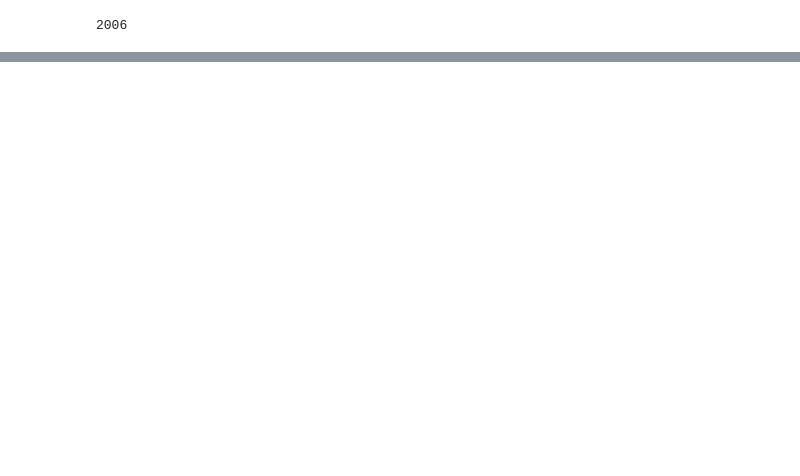
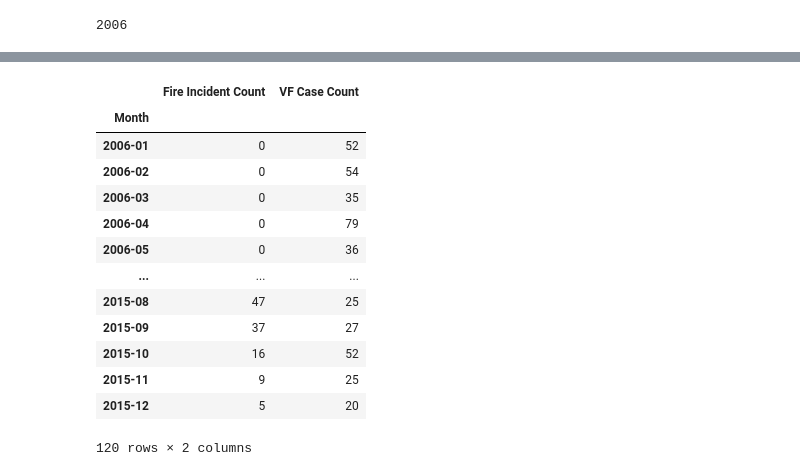
Before and after one commit to dillonallen92/CSUF-Project-Code, a Jupyter notebook: Project/code/test_notebook.ipynb, the cells around one changed output, grey strips where cells are left out. Saved outputs shown, nothing was run; the diff lists cells and outputs as text; code cells hidden in the pictures; blank space fills up the shorter version.

Commit message:
working on strategies for handling pop data for LSTM and transformers

```diff
--- a/Project/code/test_notebook.ipynb
+++ b/Project/code/test_notebook.ipynb
@@ -189,0 +227,18 @@ print(int(start_year))
+# %%
+import pandas as pd
+from data_loader import combine_pop_datasets, grab_specific_county_data, combine_vf_wildfire_data
+pop1_path = '../data/cali_county_pop_2000_2010.csv'
+pop2_path = '../data/cali_county_pop_2010_2020.csv'
+vf_cases_path = '../data/coccidioidomycosis_m2000_2015_v0.1.csv'
+wildfire_path = '../data/CAL_FIRE_Wildland_PublicReport_2000to2018.csv'
+
+county = "Fresno"
+county_name = county + " " + "County" # this is for the pop data
+start_year = "2006"
+end_year   = "2015"
+
+vf_fire_comb = combine_vf_wildfire_data(wildfire_path, vf_cases_path, county)
+
+pop_data_comb = combine_pop_datasets(pop1_path, pop2_path, True)
+
+tgt_pop_data = grab_specific_county_data(pop_data_comb, county_name, start_year, end_year)
@@ -189,0 +297,3 @@ print(int(start_year))
+# %%
+vf_fire_comb1 = vf_fire_comb.copy()
+print(vf_fire_comb1)
@@ -189,0 +315,21 @@ print(int(start_year))
+# %%
+vf_fire_comb1 = vf_fire_comb1.set_index('Month')
+# %%
+vf_fire_comb1.index = pd.to_datetime(vf_fire_comb1.index)
+# %%
+vf_fire_comb1
+# %% [output]
+|  | Fire Incident Count | VF Case Count |
+| Month |  |  |
+| 2006-01 | 0 | 52 |
+| 2006-02 | 0 | 54 |
+| 2006-03 | 0 | 35 |
+| 2006-04 | 0 | 79 |
+| 2006-05 | 0 | 36 |
+| ... | ... | ... |
+| 2015-08 | 47 | 25 |
+| 2015-09 | 37 | 27 |
+| 2015-10 | 16 | 52 |
+| 2015-11 | 9 | 25 |
+| 2015-12 | 5 | 20 |
+120 rows × 2 columns
```
Also changed, not shown: parts of 27 cells of this notebook, 1 other file.
